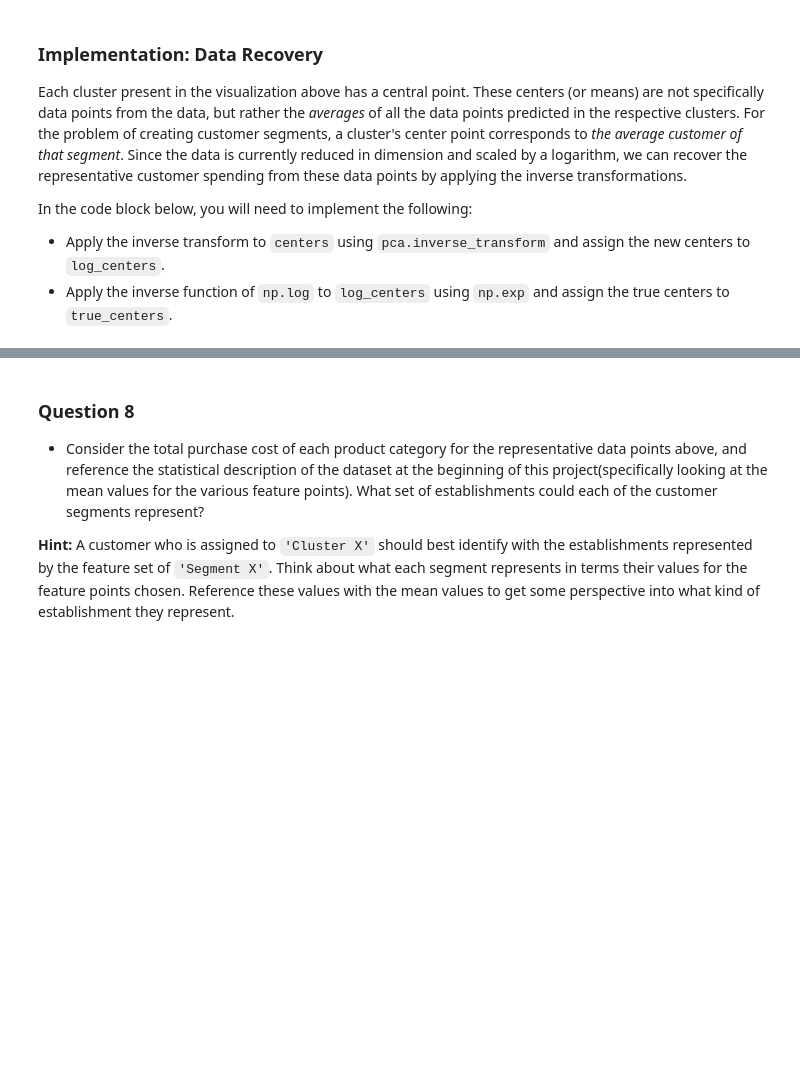
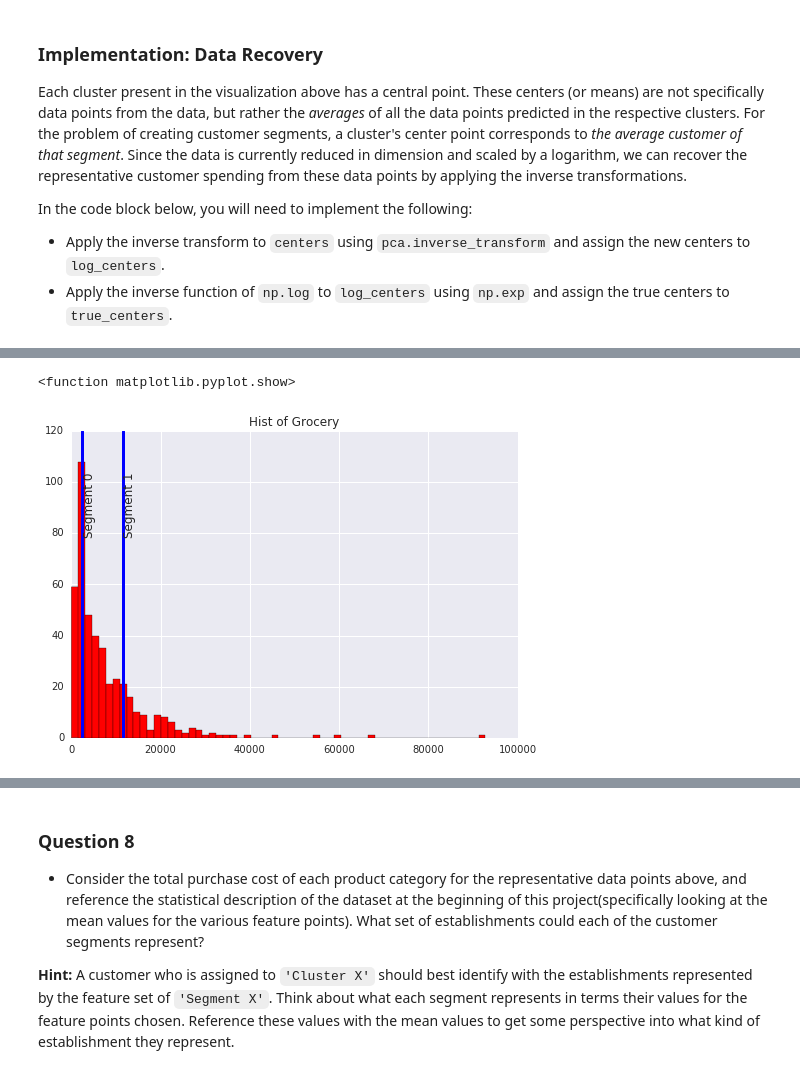
Before and after one commit to cautree/customer_clustering, a Jupyter notebook: customer_segments.ipynb, the cells around one changed output, grey strips where cells are left out. Saved outputs shown, nothing was run; the diff lists cells and outputs as text; code cells hidden in the pictures; blank space fills up the shorter version.

```diff
--- a/customer_segments.ipynb
+++ b/customer_segments.ipynb
@@ -790,0 +855,11 @@ display(true_centers)
+# %%
+plt.hist(data.Grocery, color='r',bins = 60)
+for i in range(2):
+    rm = true_centers["Grocery"][i]
+    plt.axvline(rm, lw = 3)
+    plt.text(rm+100, 100,'Segment '+str(i), rotation=90)
+plt.title("Hist of Grocery")
+plt.show
+# %% [output]
+<function matplotlib.pyplot.show>
+[figure, added]
```
Also changed, not shown: parts of 20 cells of this notebook.
